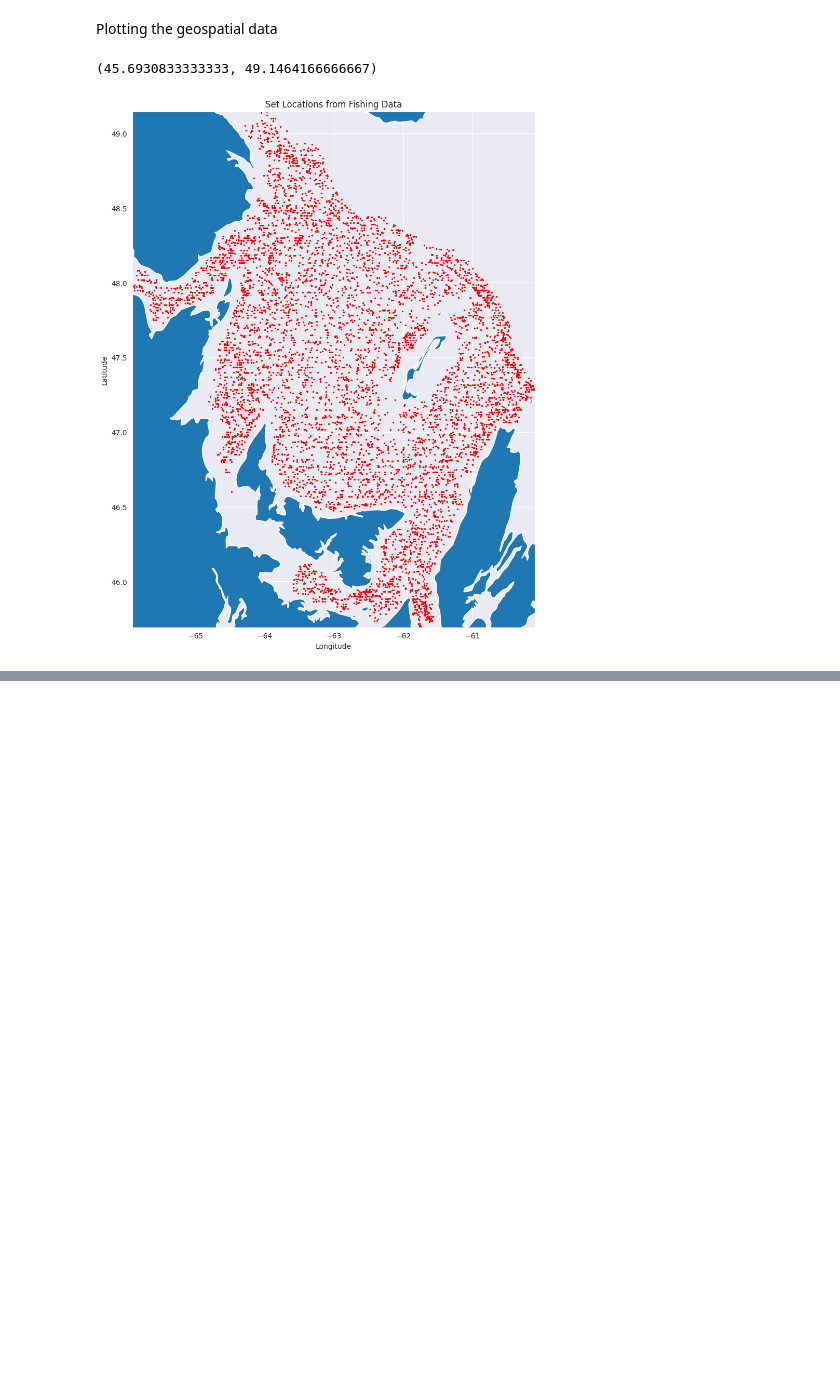
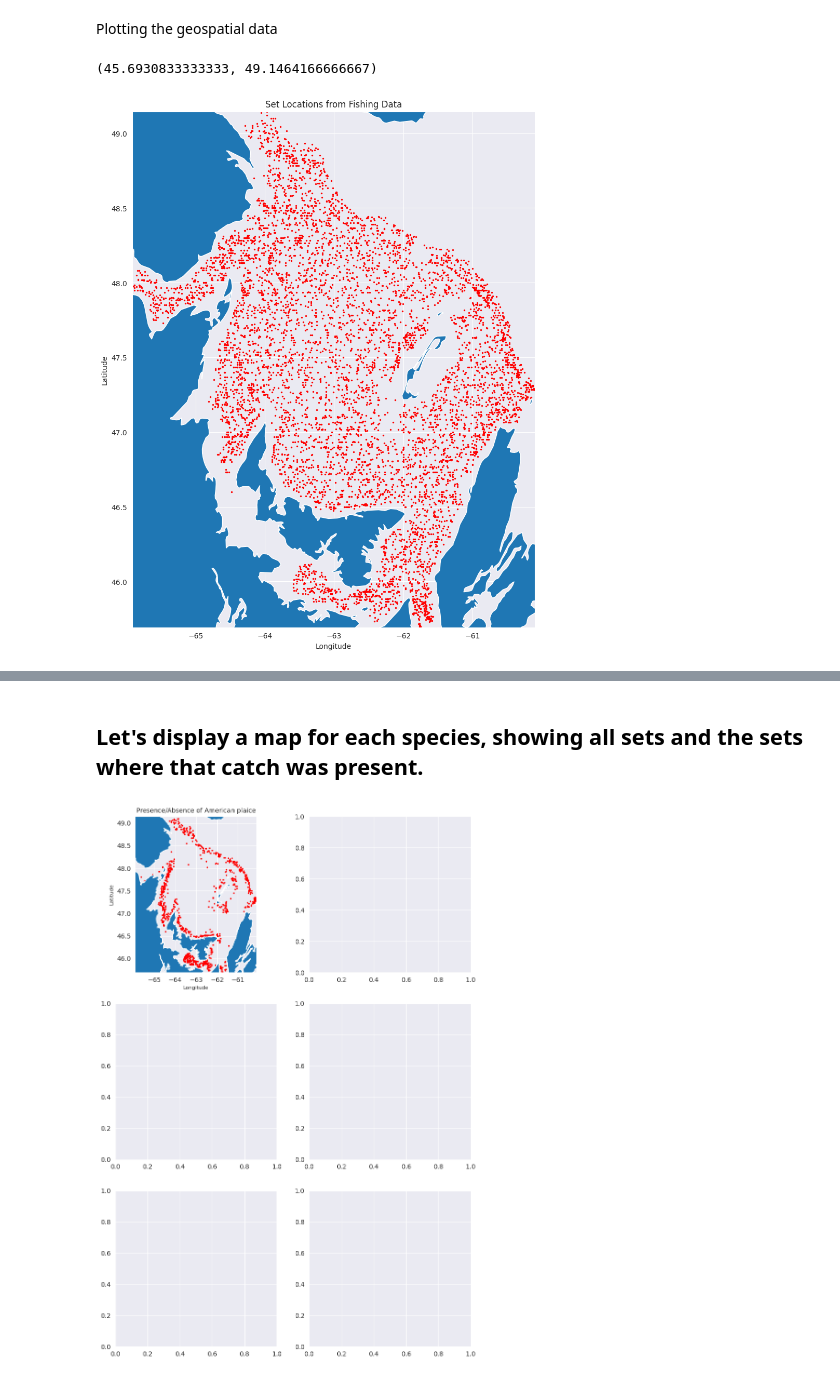
Before and after one commit to davjfish/WatspeedStatsGroupProject, a Jupyter notebook: analysis/Initial_Exploration_of_Data.ipynb, the cells around one changed output, grey strips where cells are left out. Cells and saved outputs as stored; diff of their text form; code cells hidden in the pictures; blank space fills up the shorter version.

```diff
--- a/analysis/Initial_Exploration_of_Data.ipynb
+++ b/analysis/Initial_Exploration_of_Data.ipynb
@@ -391,6 +399,9 @@ set_df["elevation"].hist()
 # %% [output]
 <Axes: >
 [figure]
+# %%
+# finally, clean up the other rows that are no longer needed
+set_df = set_df.drop(columns=['year__annee', 'month__mois', 'day__jour', 'start_hour__heure_de_depart', 'start_minute__minute_de_depart', 'gear__equipement',])
 # %% [markdown]
 It would be cool if we can display the sites on a map
 # %% [markdown]
@@ -438,0 +469,3 @@ Ok, so now let's add a few boolean cols to the dataframe:
+# %%
+thinned_species_df = species_df[mask]
+thinned_species_df
@@ -441,10 +488,12 @@ Ok, so now let's add a few boolean cols to the dataframe:
 # to do this we'll need to build a function that we can apply to the set DF
 
 def has_species(species_code, set_id):
-    pass
+    mask = (thinned_species_df["set_id"] == set_id) & (thinned_species_df["species__espece"] == species_code)
+    return thinned_species_df[mask].shape[0] > 0
 
-set_id=1
-species_code=10
+for code in species_code_lookup.keys():
+    set_df[species_code_lookup[code]] = set_df["set_id"].apply(lambda x:has_species(code, x))
 
-species_df["setId"]
+
+set_df.head()
 # %% [output]
@@ -451,0 +522,49 @@ KeyError: 'setId'
+# %% [markdown]
+## Let's display a map for each species, showing all sets and the sets where that catch was present.
+# %%
+# recreate the geodf
+geometry = [Point(xy) for xy in zip(set_df['longitude'], set_df['latitude'])]
+gdf = GeoDataFrame(set_df, geometry=geometry)
+gdf = gdf.set_crs(epsg=4326)
+
+
+# create the figure and plot
+fig, ((ax1, ax2), (ax3, ax4), (ax5, ax6)) = plt.subplots(ncols=2, nrows=3,  figsize=(10,15))
+
+# start by plotting the two geospatial dfs
+
+# American plaice
+
+def plot_species_presence_absence(code=40, ax=ax1):
+    species = species_code_lookup[code]
+    ax.set_title(f'Presence/Absence of {species}', fontsize=10)
+
+    pmask = gdf[species] == True
+    amask = gdf[species] == False
+    gdf[amask].plot(ax=ax1, color='red', markersize=2)
+    canada.plot(ax=ax1)
+
+    ax.set_xlim((np.min(gdf["longitude"]),np.max(gdf["longitude"])))
+    ax.set_ylim((np.min(gdf["latitude"]),np.max(gdf["latitude"])))
+    ax.set_xlabel('Longitude', fontsize=8)
+    ax.set_ylabel('Latitude', fontsize=8)
+
+plot_species_presence_absence()
+
+
+
+
+
+#
+# # set graph props
+
+
+
+
+# Atlantic cod
+# Atlantic herring
+# Redfish unidentified
+# American lobster
+# Snow crab
+# %% [output]
+[figure, added]
```
Also changed, not shown: parts of 10 cells of this notebook.
